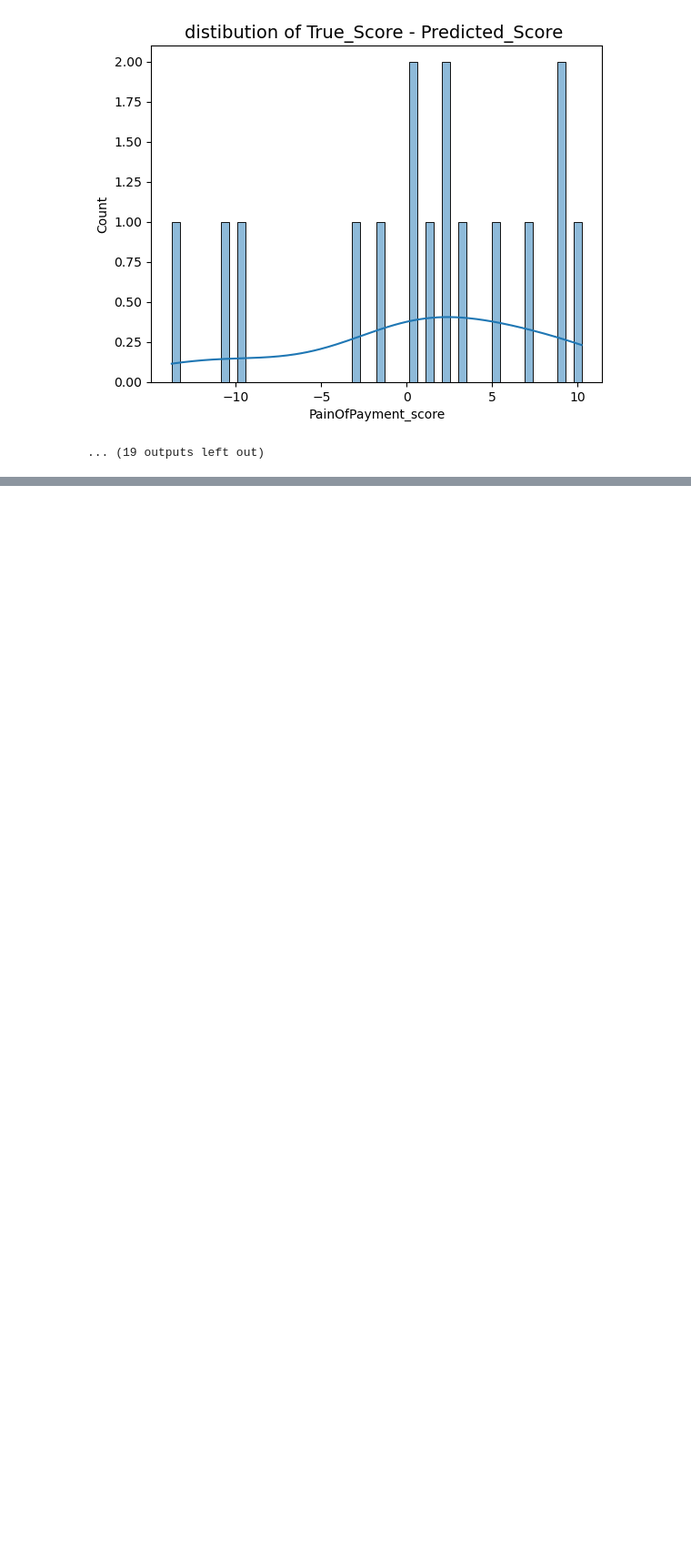
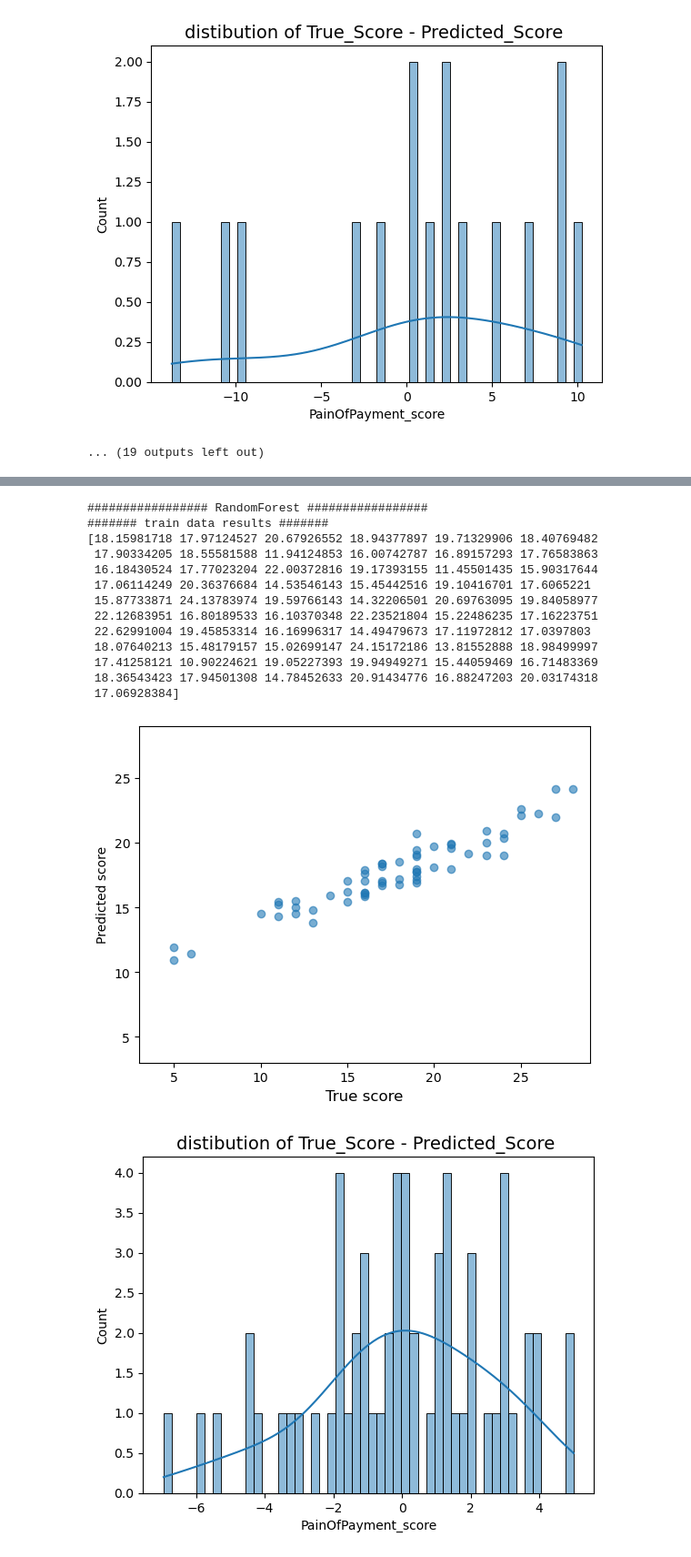
Before and after one commit to mayyona/pain_of_payment, a Jupyter notebook: models.ipynb, the cells around one changed output, grey strips where cells are left out. Shown at 91% size. Saved outputs shown, nothing was run; the diff lists cells and outputs as text; code cells hidden in the pictures; blank space fills up the shorter version.

```diff
--- a/models.ipynb
+++ b/models.ipynb
@@ -612,0 +670,48 @@ RMSE: 5.123573732620999
+# %%
+'''
+get model predictions
+Call predict on the estimator with the best found parameters.
+'''
+def get_model_5_predicrions(X_train, X_test, y_train, y_test):
+
+    # random forest
+    # using: {'max_depth': 5, 'max_features': 'sqrt', 'min_samples_split': 2, 'n_estimators': 100}
+    rfc = RandomForest_regression_model(X_train, X_test, y_train, y_test, n_estimators = 100, max_features = 'sqrt', max_depth = 5,  min_samples_split = 2)
+# %%
+'''
+MAIN function to get model 5 - regression
+'''
+# Model 5 (second question) : Tries to predict the painOfPayment score based on the EEG_features and payment method
+
+X = df_data_3_until_2_sec[waves]
+y = df_data_3_until_2_sec['PainOfPayment_score']
+
+# convert Payment_method feautre from categorical to numeric
+Payment_method_binary = pd.get_dummies(df_data_3_until_2_sec['Payment_method'],drop_first=True)
+X = pd.concat([X, Payment_method_binary],axis=1)
+
+# test size is 20% from all data
+X_train, X_test, y_train, y_test = train_test_split(X, y, test_size=0.2, random_state=42)
+
+# get_regression_hyperParameters(X_train, y_train)
+
+# random forest (3 until 2 seconds before ToB):
+# with min_samples_split and cv = 5: {'max_depth': 5, 'max_features': 'sqrt', 'min_samples_split': 2, 'n_estimators': 100}
+
+get_model_5_predicrions(X_train, X_test, y_train, y_test)
+# %% [output]
+################# RandomForest #################
+####### train data results #######
+[18.15981718 17.97124527 20.67926552 18.94377897 19.71329906 18.40769482
+ 17.90334205 18.55581588 11.94124853 16.00742787 16.89157293 17.76583863
+ 16.18430524 17.77023204 22.00372816 19.17393155 11.45501435 15.90317644
+ 17.06114249 20.36376684 14.53546143 15.45442516 19.10416701 17.6065221
+ 15.87733871 24.13783974 19.59766143 14.32206501 20.69763095 19.84058977
+ 22.12683951 16.80189533 16.10370348 22.23521804 15.22486235 17.16223751
+ 22.62991004 19.45853314 16.16996317 14.49479673 17.11972812 17.0397803
+ 18.07640213 15.48179157 15.02699147 24.15172186 13.81552888 18.98499997
+ 17.41258121 10.90224621 19.05227393 19.94949271 15.44059469 16.71483369
+ 18.36543423 17.94501308 14.78452633 20.91434776 16.88247203 20.03174318
+ 17.06928384]
+[figure, added]
+[figure, added]
```
Also changed, not shown: parts of 8 cells of this notebook.
